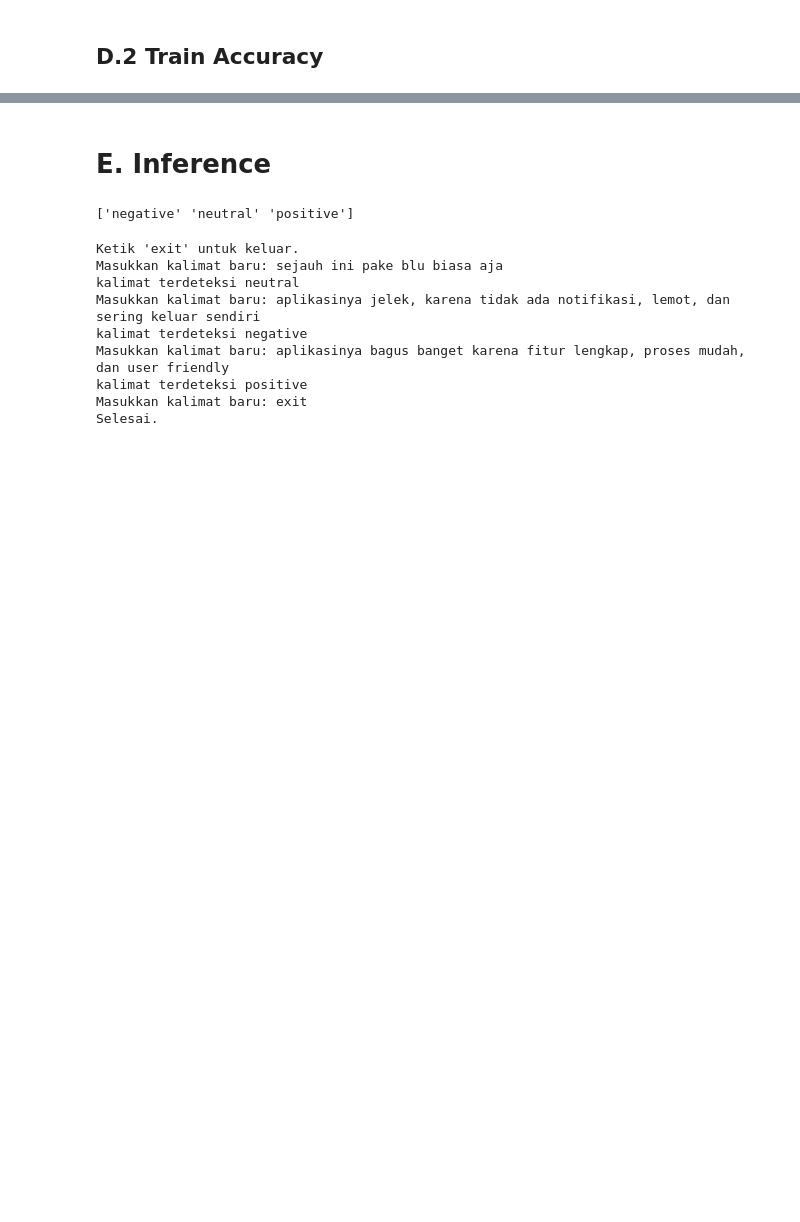
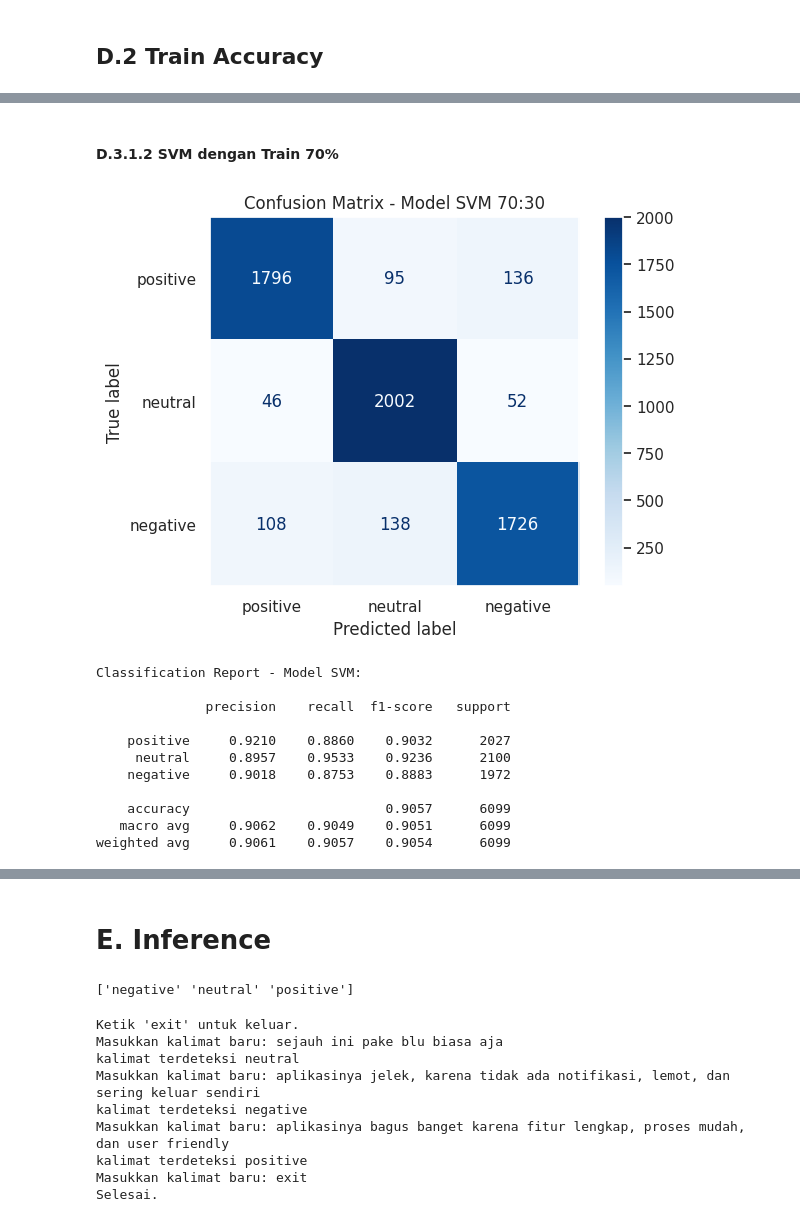
Before and after one commit to nabilalwyh/sentiment-analysis-blu-by-bca-51422187, a Jupyter notebook: analisis-sentimen/Sentimen_Analisis_NabilaAlawiyah.ipynb, the cells around one changed output, grey strips where cells are left out. Drawn from its saved outputs; the diff is of its cells as text; code cells hidden in the pictures; blank space fills up the shorter version.

```diff
--- a/analisis-sentimen/Sentimen_Analisis_NabilaAlawiyah.ipynb
+++ b/analisis-sentimen/Sentimen_Analisis_NabilaAlawiyah.ipynb
@@ -976,7 +977,8 @@ stem_model_eval_tts_test.loc['SVM Test 20%'] = [accuracy_test_svc]
 ### C.2.2 algoritma 1 dengan train 70%
 # %%
 #We separate our data is train and test
-X_train, X_test, Y_train, Y_test = train_test_split(
-    X_train_sm,y_train_sm, test_size = 0.3, random_state = 2)
+X_train_svm_70, X_test_svm_70, y_train_svm_70, y_test_svm_70 = train_test_split(
+    X_train_sm, y_train_sm, test_size=0.3, random_state=2
+)
 # %%
 # Membuat model Support Vector Classifier (SVC) dengan kernel radial basis function (rbf) dan nilai parameter C yang sudah ditentukan
@@ -1308,0 +1434,31 @@ plt.show()
+# %% [markdown]
+#### D.3.1.2 SVM dengan Train 70%
+# %%
+import matplotlib.pyplot as plt
+import pandas as pd
+from sklearn.metrics import confusion_matrix, ConfusionMatrixDisplay, classification_report
+
+cm = confusion_matrix(y_test_svm_70, Y_pred_svc_70, labels=['positive', 'neutral', 'negative'])
+
+disp = ConfusionMatrixDisplay(confusion_matrix=cm, display_labels=['positive', 'neutral', 'negative'])
+disp.plot(cmap='Blues')
+plt.title('Confusion Matrix - Model SVM 70:30')
+plt.grid(False)
+plt.show()
+
+print("Classification Report - Model SVM:\n")
+
+print(classification_report(y_test_svm_70, Y_pred_svc_70, digits=4, labels=['positive', 'neutral', 'negative']))
+# %% [output]
+[figure, added]
+Classification Report - Model SVM:
+
+              precision    recall  f1-score   support
+
+    positive     0.9210    0.8860    0.9032      2027
+     neutral     0.8957    0.9533    0.9236      2100
+    negative     0.9018    0.8753    0.8883      1972
+
+    accuracy                         0.9057      6099
+   macro avg     0.9062    0.9049    0.9051      6099
+weighted avg     0.9061    0.9057    0.9054      6099
```
Also changed, not shown: parts of 45 cells of this notebook.
